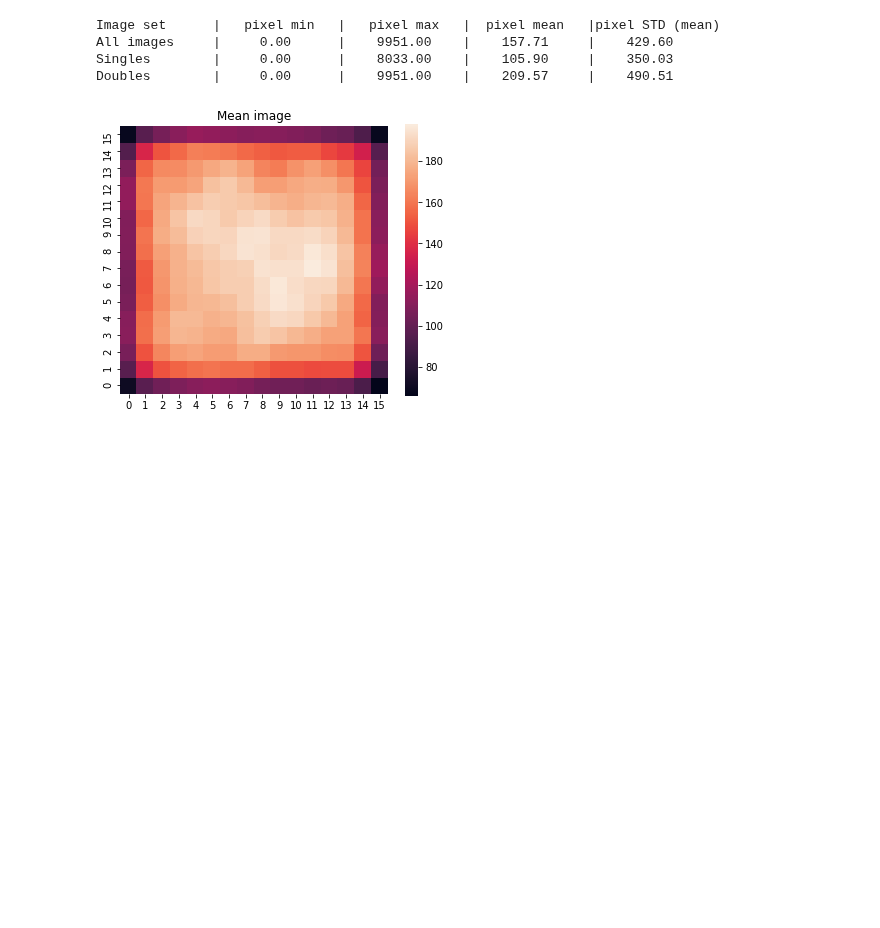
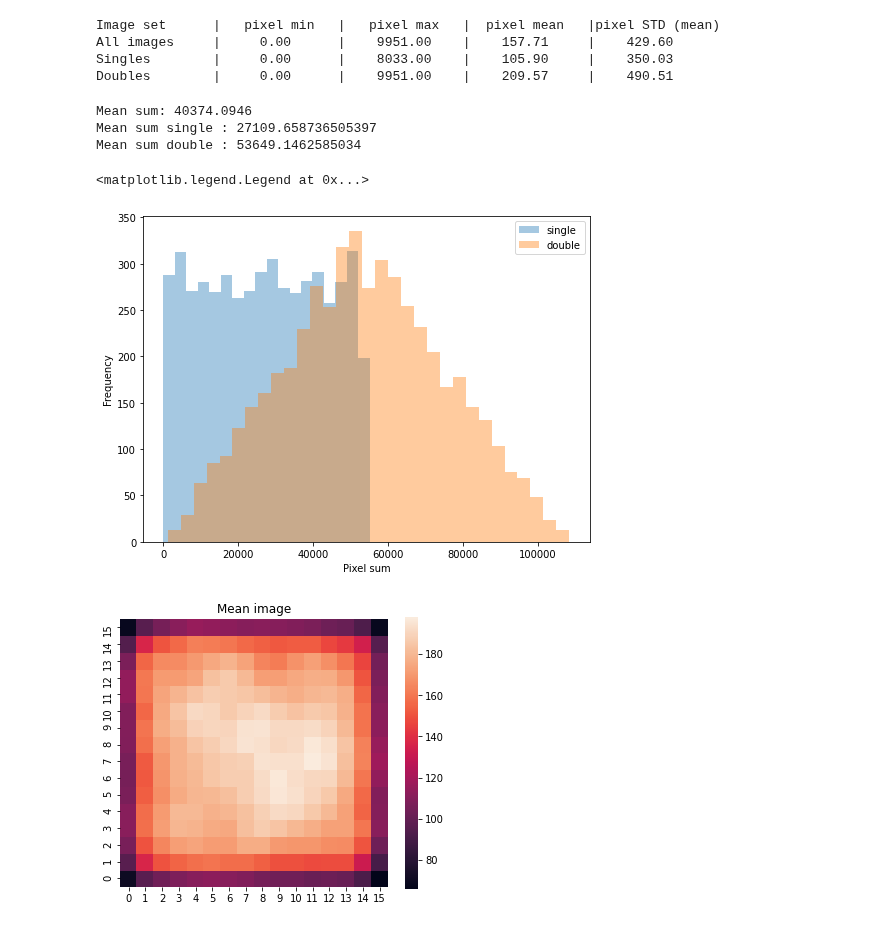
Before and after one commit to geirtul/master_analysis, a Jupyter notebook: notebooks/exploration/data_exploration.ipynb, the cells around one changed output. Saved outputs shown, nothing was run; the diff lists cells and outputs as text; code cells hidden in the pictures; blank space fills up the shorter version.

```diff
--- a/notebooks/exploration/data_exploration.ipynb
+++ b/notebooks/exploration/data_exploration.ipynb
@@ -111,6 +108,25 @@ Image set      |   pixel min   |   pixel max   |  pixel mean   |pixel STD (mean)
 All images     |     0.00      |    9951.00    |    157.71     |    429.60
 Singles        |     0.00      |    8033.00    |    105.90     |    350.03
 Doubles        |     0.00      |    9951.00    |    209.57     |    490.51
+# %%
+img_sum = np.sum(images, axis=(1,2))
+print("Mean sum:", np.mean(img_sum))
+print("Mean sum single :", np.mean(img_sum[single]))
+print("Mean sum double :", np.mean(img_sum[double]))
+# %% [output]
+Mean sum: 40374.0946
+Mean sum single : 27109.658736505397
+Mean sum double : 53649.1462585034
+# %%
+fig, ax = plt.subplots(figsize=(8,6))
+sns.distplot(img_sum[single], kde=False, label='single', ax=ax)
+sns.distplot(img_sum[double], kde=False, label='double', ax=ax)
+ax.set_ylabel("Frequency")
+ax.set_xlabel("Pixel sum")
+ax.legend()
+# %% [output]
+<matplotlib.legend.Legend at 0x...>
+[figure, added]
 # %%
 # Plot the mean image
 fig, ax = plt.subplots(figsize=(6,5))
```
Also changed, not shown: parts of 2 cells of this notebook, 3 other files.
